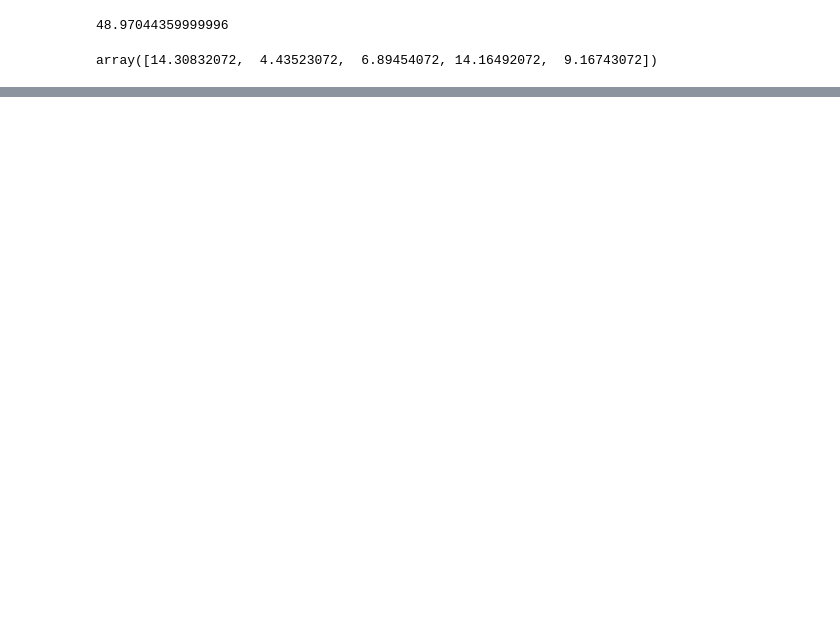
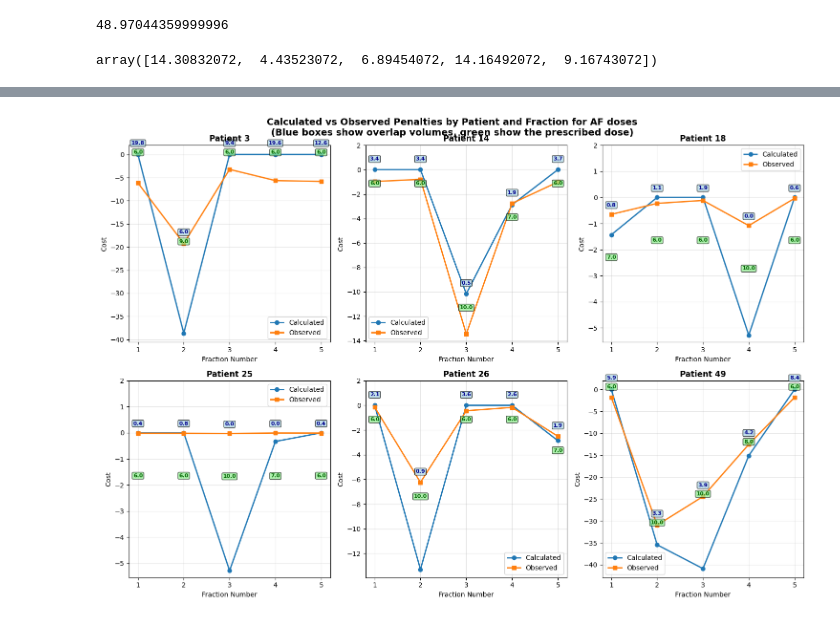
Before and after one commit to YoelPH/Overlap_adaptfx, a Jupyter notebook: new_algo_check.ipynb, the cells around one changed output, grey strips where cells are left out. Drawn from its saved outputs; the diff is of its cells as text; code cells hidden in the pictures; blank space fills up the shorter version.

```diff
--- a/new_algo_check.ipynb
+++ b/new_algo_check.ipynb
@@ -57,0 +159,12 @@ array([14.30832072,  4.43523072,  6.89454072, 14.16492072,  9.16743072])
+# %%
+benefits_old_AF = []
+total_penalties_old_AF = []
+standard_penalties_all_old_AF = []
+doses_all_old_AF = []
+for index in range(len(overlaps)):
+    total_penalty = penalty_calc_full_list(overlaps[index][1:], all_AF_doses[index][1:], 6)
+    standard_penalties = penalty_calc_full(overlaps[index][1:], prescribed_doses[index]/5, 6)
+    benefits_old_AF.append(total_penalty.sum() - standard_penalties.sum())
+    total_penalties_old_AF.append(total_penalty)
+    standard_penalties_all_old_AF.append(standard_penalties)
+    doses_all_old_AF.append(all_AF_doses[index])
@@ -57,0 +383,72 @@ array([14.30832072,  4.43523072,  6.89454072, 14.16492072,  9.16743072])
+# %%
+# Extract observed penalties from Excel data for each patient
+patient_numbers = ['3', '14', '18', '25', '26', '49']  # Adjust these based on your Excel file keys
+observed_AF_penalties_all = []
+
+for patient_num in patient_numbers:
+    if patient_num in excel_data:
+        # Get PTV_AF column, omitting the first value (planning scan)
+        ptv_af_values = -excel_data[patient_num]['PTV_AF'].values[1:]  # Skip first column
+        observed_AF_penalties_all.append(ptv_af_values)
+        print(f"Patient {patient_num}: {len(ptv_af_values)} fractions loaded")
+    else:
+        print(f"Warning: Patient {patient_num} not found in excel_data")
+        observed_AF_penalties_all.append([])
+
+# Create subplots for each patient
+fig, axes = plt.subplots(2, 3, figsize=(15, 10))
+axes = axes.flatten()
+
+for i, patient_num in enumerate(patient_numbers):
+    ax = axes[i]
+
+    # Get data for this patient
+    calculated = total_penalties_old_AF[i]
+    observed = observed_AF_penalties_all[i]
+
+    if len(observed) > 0 and len(calculated) > 0:
+        # Ensure both arrays have the same length
+        min_length = min(len(calculated), len(observed))
+        calculated = calculated[:min_length]
+        observed = observed[:min_length]
+
+        # Get overlap values for this patient (skip planning scan)
+        patient_overlaps = overlaps[i][1:min_length+1]
+        patient_doses = all_AF_doses[i][1:]
+        # Create fraction numbers (starting from 2 since we skip planning scan)
+        fractions = list(range(2, min_length + 2))
+
+        # Plot both calculated and observed penalties
+        ax.plot(fractions, calculated, 'o-', label='Calculated', linewidth=2, markersize=6)
+        ax.plot(fractions, observed, 's-', label='Observed', linewidth=2, markersize=6)
+
+        # Add overlap values as text annotations near the points
+        for j, (frac, calc, obs, overlap, dosex) in enumerate(zip(fractions, calculated, observed, patient_overlaps, patient_doses)):
+            # Position text slightly above the higher of the two values
+            y_pos = max(calc, obs) + 0.05 * (max(max(calculated), max(observed)) - min(min(calculated), min(observed)))
+            ax.text(frac, y_pos, f'{overlap:.1f}', ha='center', va='bottom',
+                   fontsize=8, color='darkblue', fontweight='bold',
+                   bbox=dict(boxstyle='round,pad=0.2', facecolor='lightblue', alpha=0.7))
+            ax.text(frac, y_pos - 2, f'{dosex:.1f}', ha='center', va='bottom',
+                   fontsize=8, color='darkgreen', fontweight='bold',
+                   bbox=dict(boxstyle='round,pad=0.2', facecolor='lightgreen', alpha=0.7))
+
+        # Customize the plot
+        ax.set_title(f'Patient {patient_num}', fontsize=12, fontweight='bold')
+        ax.set_xlabel('Fraction Number')
+        ax.set_ylabel('Cost')
+        ax.set_ylim(None,2)  # Set y-axis limit to start from 0
+        ax.legend()
+        ax.grid(True, alpha=0.3)
+        ax.set_xticks(fractions)
+        ax.set_xticklabels([f-1 for f in fractions])
+
+    else:
+        ax.text(0.5, 0.5, f'No data\nfor Patient {patient_num}',
+                ha='center', va='center', transform=ax.transAxes, fontsize=12)
+        ax.set_title(f'Patient {patient_num}', fontsize=12, fontweight='bold')
+
+plt.tight_layout()
+plt.suptitle('Calculated vs Observed Penalties by Patient and Fraction for AF doses\n(Blue boxes show overlap volumes, green show the prescribed dose)', fontsize=14, fontweight='bold', y=1.02)
+plt.show()
+# %% [output]
@@ -57,0 +461 @@ array([14.30832072,  4.43523072,  6.89454072, 14.16492072,  9.16743072])
+[figure, added]
```
Also changed, not shown: parts of 24 cells of this notebook, 2 other files.
